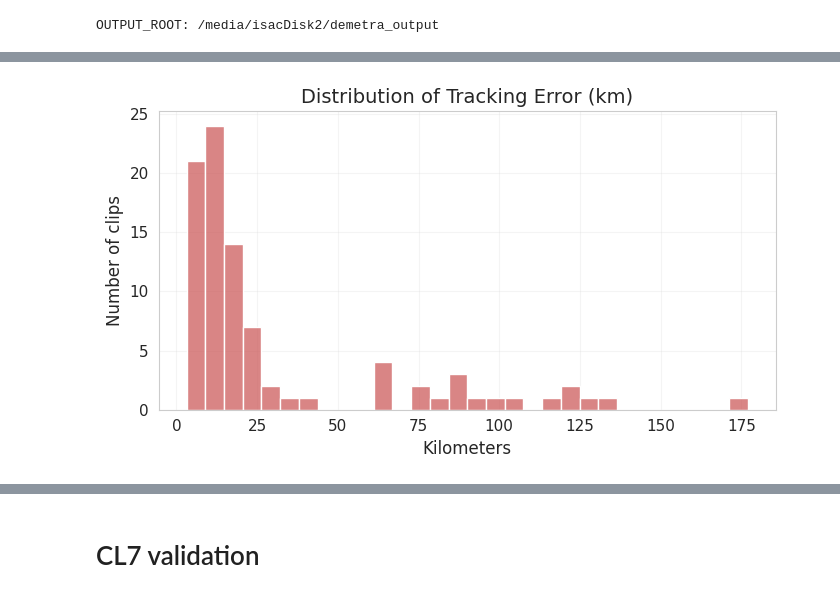
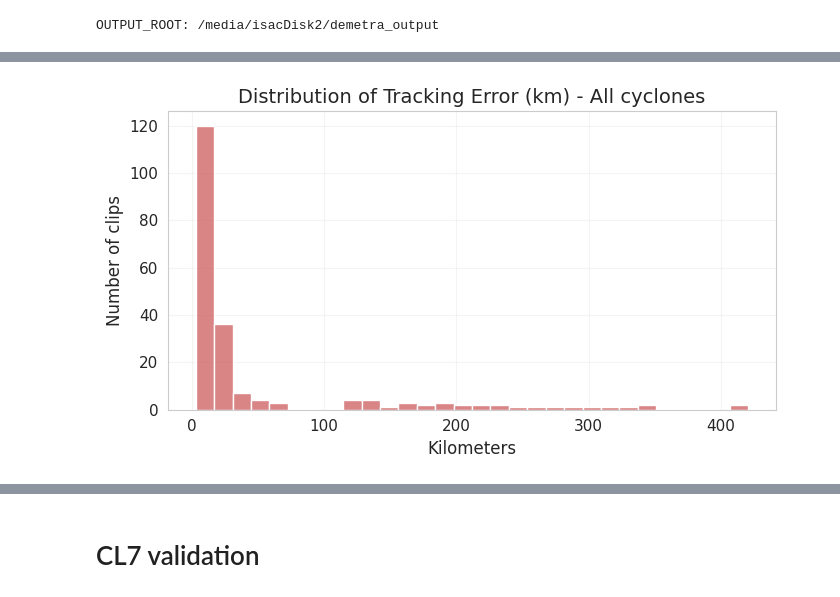
Before and after one commit to dandarm/Demetra, a Jupyter notebook: notebooks/batch_inference_firstpass_track_per_cyclone.ipynb, the cells around one changed output, grey strips where cells are left out. Saved outputs shown, nothing was run; the diff lists cells and outputs as text; code cells hidden in the pictures.

```diff
--- a/notebooks/batch_inference_firstpass_track_per_cyclone.ipynb
+++ b/notebooks/batch_inference_firstpass_track_per_cyclone.ipynb
@@ -128,7 +128,7 @@ TRACKING_MODEL_PATH = REPO_ROOT / 'trained_models' / 'checkpoint-tracking-best_1
 MANOS_FILE = REPO_ROOT / 'moduli' / 'videomae' / 'medicane_data_input' / 'medicanes_new_windows.csv'
 
 FIRSTPASS_BATCH_SIZE = 64
-FIRSTPASS_NUM_WORKERS = 10
+FIRSTPASS_NUM_WORKERS = 16
 
 
 # Se vuoi filtrare un sottoinsieme: ['7001421', '83565']
@@ -140,7 +140,7 @@ DEFAULT_THRESHOLD = 0.50
 # Sicurezza: metti True per eseguire davvero
 RUN_ENABLED = True
 
-FFMPEG_PATH = '/media/isacDisk1/VideoMAEv2/ffmpeg-7.0.2-amd64-static/'
+FFMPEG_PATH = '/mnt/share/Demetra_files/VideoMAEv2/ffmpeg-7.0.2-amd64-static/'
 
 print('OUTPUT_ROOT:', OUTPUT_ROOT)
 # %% [output]
@@ -194,7 +194,7 @@ Cyclone folders in piano: 20
 # %%
 plan_df.loc[plan_df.cyclone_id == '2020', 'firstpass_threshold'] = round(np.mean(list(THRESHOLDS_BY_ID.values())), 3)
 # %%
-plan_df = plan_df[0:1]
+plan_df = plan_df[2:]
 plan_df
 # %% [output]
 |  | cyclone_id | input_dir | output_dir | firstpass_threshold | threshold_source |
@@ -299,46 +482,83 @@ has_target counts: {0: 3602, 1: 91}
 # %%
 # ### Distribuzione degli errori (solo GT oraria, no interpolazione temporale)
+# Salva un istogramma globale e uno per ciascun cyclone_id disponibile.
 
-fig, ax = plt.subplots(figsize=(7, 4), tight_layout=True)
+BATCH_OUT_DIR = REPO_ROOT / 'notebooks' / 'batch_outputs'
+HIST_OUT_DIR = BATCH_OUT_DIR / 'hist_per_cyclone'
+BATCH_OUT_DIR.mkdir(parents=True, exist_ok=True)
+HIST_OUT_DIR.mkdir(parents=True, exist_ok=True)
 
-if not all_tile_preds.empty and 'err_km' in all_tile_preds.columns and all_tile_preds['err_km'].notna().any():
+if all_tile_preds.empty or 'err_km' not in all_tile_preds.columns or not all_tile_preds['err_km'].notna().any():
+    print('err_km column not available')
+else:
     err_df = all_tile_preds.copy()
 
-    # Usa solo righe con GT reale disponibile.
     if 'has_target' in err_df.columns:
         err_df = err_df[pd.to_numeric(err_df['has_target'], errors='coerce') == 1]
 
-    # Safety check: considera solo tile con timestamp all'ora intera (HH:00).
     if 'path' in err_df.columns:
         path_base = err_df['path'].astype(str).str.replace(r'.*[\/]', '', regex=True)
         dt_str = path_base.str.extract(r'^(\d{2}-\d{2}-\d{4}_\d{4})', expand=False)
         tile_dt = pd.to_datetime(dt_str, format='%d-%m-%Y_%H%M', errors='coerce')
         err_df = err_df[tile_dt.notna() & (tile_dt.dt.minute == 0)].copy()
 
-    data = pd.to_numeric(err_df['err_km'], errors='coerce').dropna()
-    positive_data = data[data > 0]
+    err_df['err_km'] = pd.to_numeric(err_df['err_km'], errors='coerce')
+    err_df = err_df[err_df['err_km'].notna() & (err_df['err_km'] > 0)].copy()
 
-    print('Rows with GT (has_target=1, hourly-only):', len(data))
+    print('Rows with GT (has_target=1, hourly-only, err_km>0):', len(err_df))
 
-    if not positive_data.empty:
-        #bins = np.logspace(np.log10(positive_data.min()), np.log10(positive_data.max()), 30)
-        sns.histplot(positive_data, bins=30, ax=ax, color='indianred')
-        #ax.set_xscale('log')
-        ax.set_title('Distribution of Tracking Error (km)', fontsize=14)
+    if err_df.empty:
+        print('Nessun errore valido da plottare.')
+    else:
+        # Istogramma globale
+        fig, ax = plt.subplots(figsize=(7, 4), tight_layout=True)
+        sns.histplot(err_df['err_km'], bins=30, ax=ax, color='indianred')
+        ax.set_title('Distribution of Tracking Error (km) - All cyclones', fontsize=14)
         ax.set_xlabel('Kilometers', fontsize=12)
         ax.set_ylabel('Number of clips', fontsize=12)
         ax.tick_params(axis='both', labelsize=11)
         ax.grid(alpha=0.2)
-        print('N err_km > 0:', len(positive_data))
-        print('Median err_km:', float(np.median(positive_data)))
-        print('Mean err_km:', float(np.mean(positive_data)))
-    else:
-        ax.text(0.5, 0.5, 'All err_km values are <= 0', ha='center', va='center', fontsize=12)
-        ax.set_axis_off()
-else:
-    ax.text(0.5, 0.5, 'err_km column not available', ha='center', va='center', fontsize=12)
-    ax.set_axis_off()
+        global_png = BATCH_OUT_DIR / 'tracking_error_distribution_all_cyclones.png'
+        fig.savefig(global_png, dpi=150)
+        plt.show()
+        plt.close(fig)
+        print('Saved:', global_png)
+        print('Median err_km (all):', float(np.median(err_df['err_km'])))
+        print('Mean err_km (all):', float(np.mean(err_df['err_km'])))
 
-plt.savefig('tracking_error_distribution_2020.png', dpi=150)
-plt.show()
+        # Istogrammi per cyclone_id
+        if 'cyclone_id' in err_df.columns:
+            hist_rows = []
+            for cid, g in err_df.groupby('cyclone_id'):
+                cid = normalize_cyclone_id(cid)
+                if not cid:
+                    continue
+                vals = pd.to_numeric(g['err_km'], errors='coerce').dropna()
+                vals = vals[vals > 0]
+                if vals.empty:
+                    continue
+
+                fig, ax = plt.subplots(figsize=(7, 4), tight_layout=True)
+                sns.histplot(vals, bins=30, ax=ax, color='indianred')
+                ax.set_title(f'Distribution of Tracking Error (km) - Cyclone {cid}', fontsize=13)
+                ax.set_xlabel('Kilometers', fontsize=11)
+                ax.set_ylabel('Number of clips', fontsize=11)
+                ax.grid(alpha=0.2)
+
+                out_png = HIST_OUT_DIR / f'tracking_error_distribution_{cid}.png'
+                fig.savefig(out_png, dpi=150)
+                plt.close(fig)
+
+                hist_rows.append({
+                    'cyclone_id': cid,
+                    'n': int(len(vals)),
+                    'median_err_km': float(np.median(vals)),
+                    'mean_err_km': float(np.mean(vals)),
+                    'hist_path': str(out_png),
+                })
+
+            hist_summary_df = pd.DataFrame(hist_rows).sort_values('cyclone_id').reset_index(drop=True)
+            print('Istogrammi per-ciclone salvati:', len(hist_summary_df))
+            if not hist_summary_df.empty:
+                display(hist_summary_df.head(20))
 # %% [output]
@@ -349 +566 @@ Mean err_km: 31.49225853750347
-[figure, old version]
+[figure, new version]
```
Also changed, not shown: parts of 9 cells of this notebook, 2 other files.
